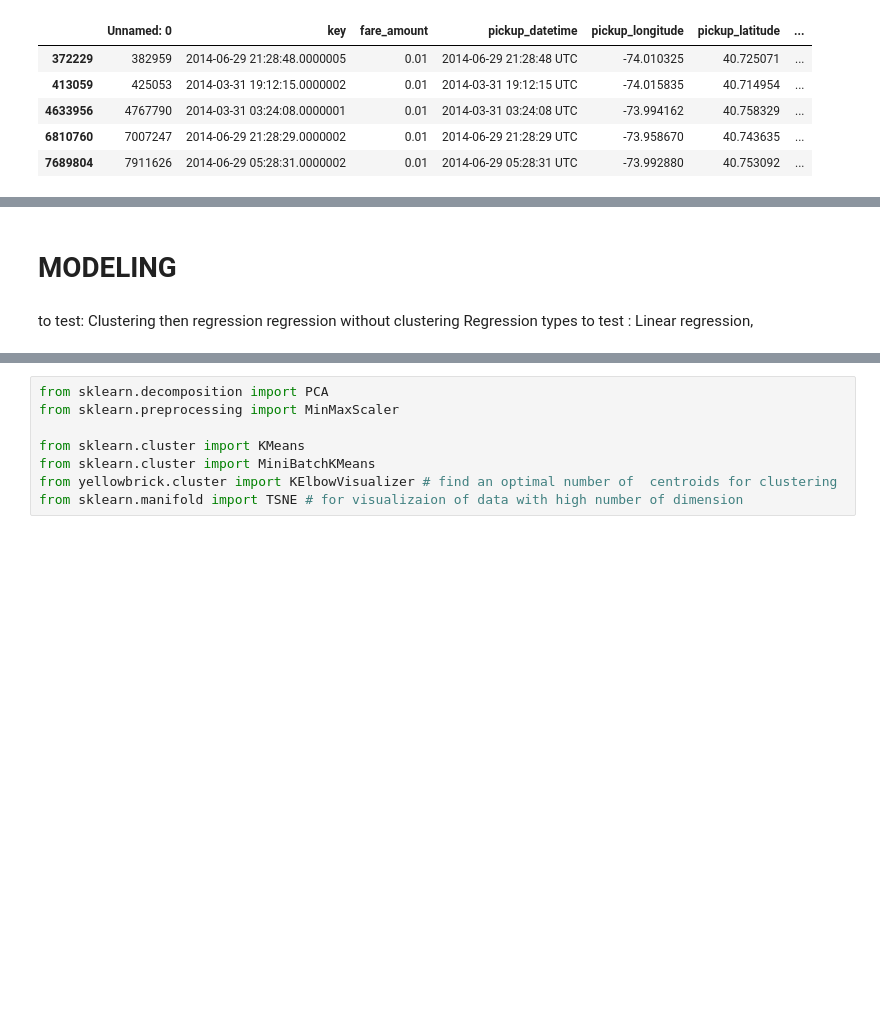
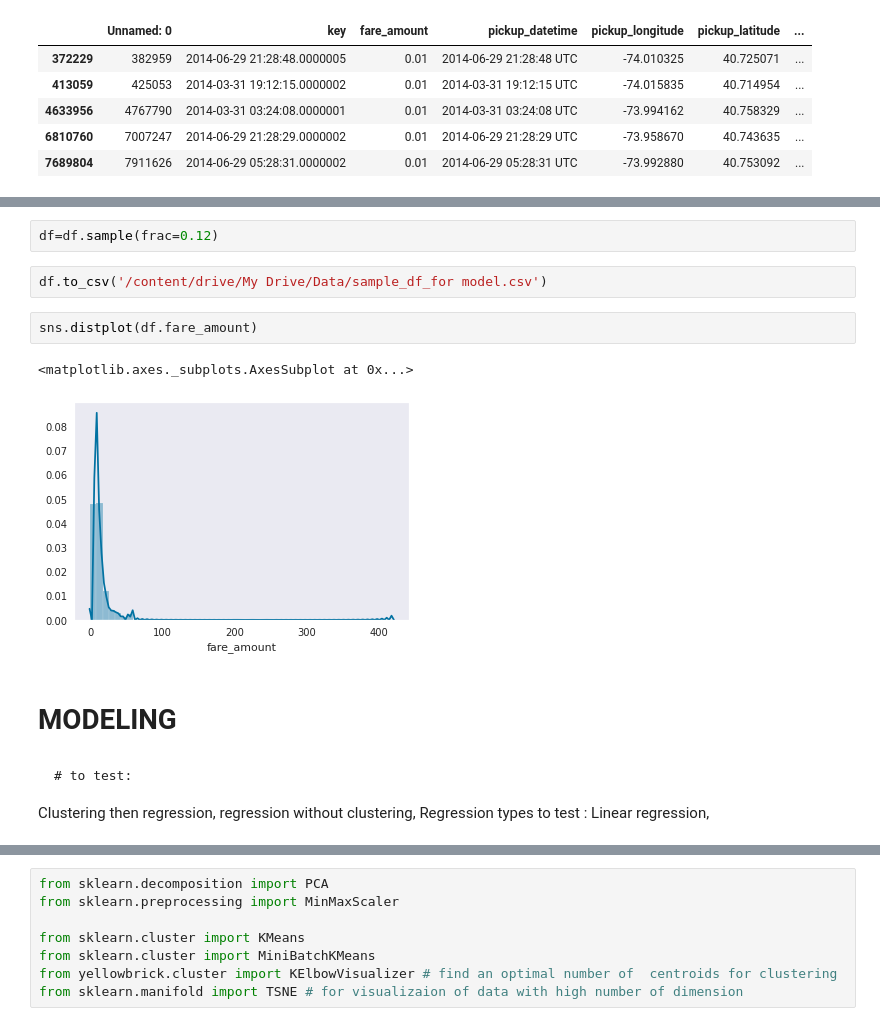
Before and after one commit to srosamont/Projects_Ironhack, a Jupyter notebook: NYC_ride_fare_modelling.ipynb, the cells around one changed output, grey strips where cells are left out. Cells and saved outputs as stored; diff of their text form; blank space fills up the shorter version.

````diff
--- a/NYC_ride_fare_modelling.ipynb
+++ b/NYC_ride_fare_modelling.ipynb
@@ -222,7 +287,22 @@ df[df['fare_amount']==0.01]
+# %%
+df=df.sample(frac=0.12)
+# %%
+df.to_csv('/content/drive/My Drive/Data/sample_df_for model.csv')
+# %%
+sns.distplot(df.fare_amount)
+# %% [output]
+<matplotlib.axes._subplots.AxesSubplot at 0x...>
+[figure, added]
 # %% [markdown]
 # MODELING
 # %% [markdown]
-to test:
-Clustering then regression
-regression without clustering
+
+
+
+```
+# to test:
+```
+
+Clustering then regression,
+regression without clustering,
 Regression types to test : Linear regression,
````
Also changed, not shown: parts of 61 cells of this notebook.
